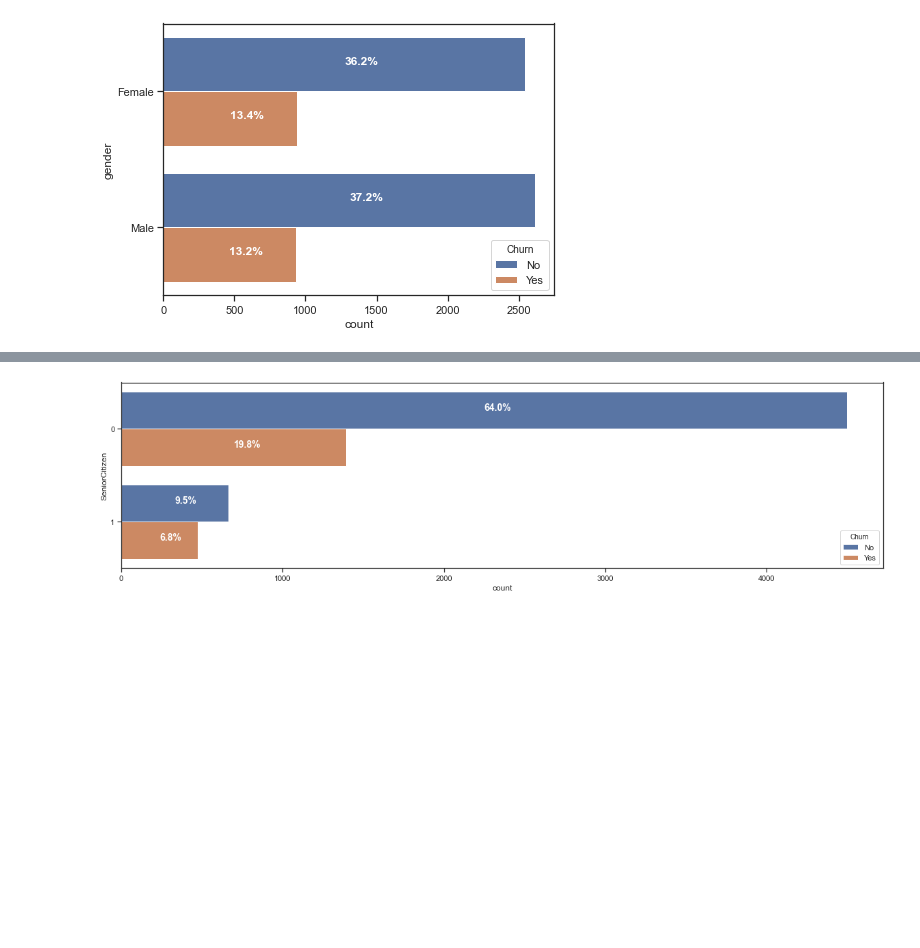
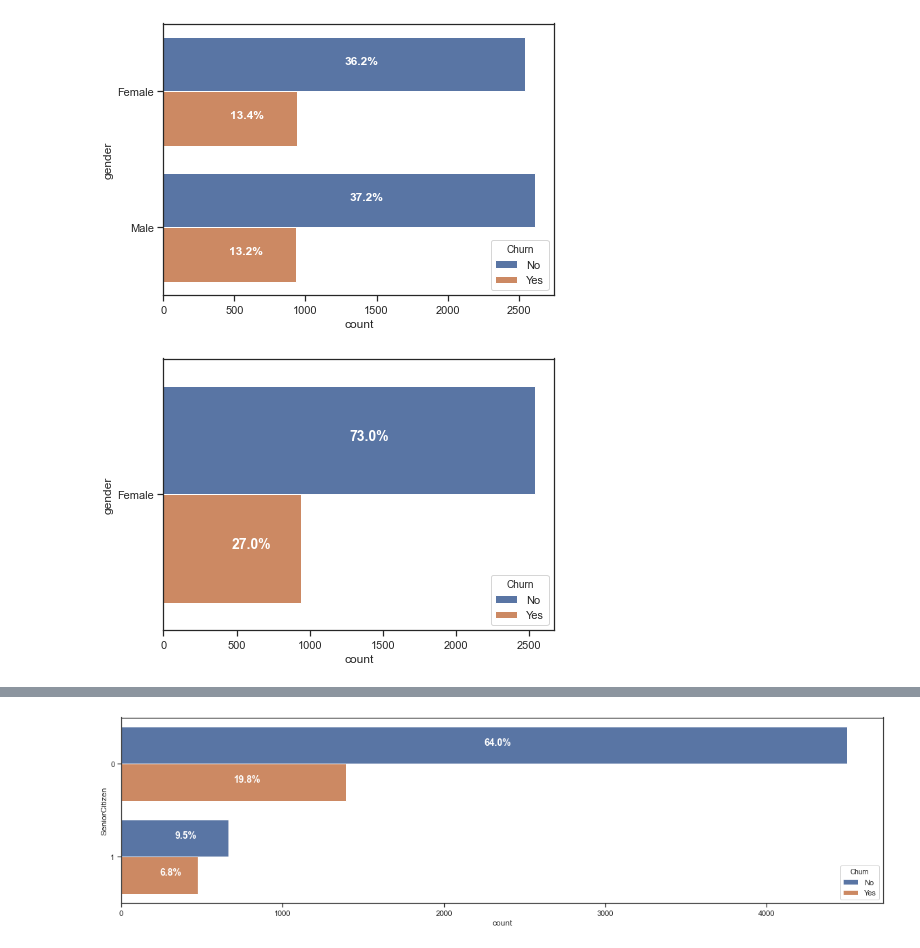
Before and after one commit to weinerkervens/churn_analysis, a Jupyter notebook: Customer Churn Analysis (by Weiner-Kervens PIERRE).ipynb, the cells around one changed output, grey strips where cells are left out. Drawn from its saved outputs; the diff is of its cells as text; code cells hidden in the pictures; blank space fills up the shorter version.

```diff
--- a/Customer Churn Analysis (by Weiner-Kervens PIERRE).ipynb
+++ b/Customer Churn Analysis (by Weiner-Kervens PIERRE).ipynb
@@ -240,3 +240,7 @@ df_all = [df[df[i] == 'Yes'] for i in services_1] + [df[df['InternetService']!='
 plot_bar('gender',df,'Churn',None, (7,5),'bold', 'white', 12, 'dist_churn_1.png')
 # %% [output]
 [figure]
+# %%
+plot_bar('gender',df[df['gender']=='Female'],'Churn',None, (7,5),'bold', 'white', 14, 'dist_churn_G_F.png')
+# %% [output]
+[figure, added]
```
Also changed, not shown: parts of 39 cells of this notebook, 13 other files.
